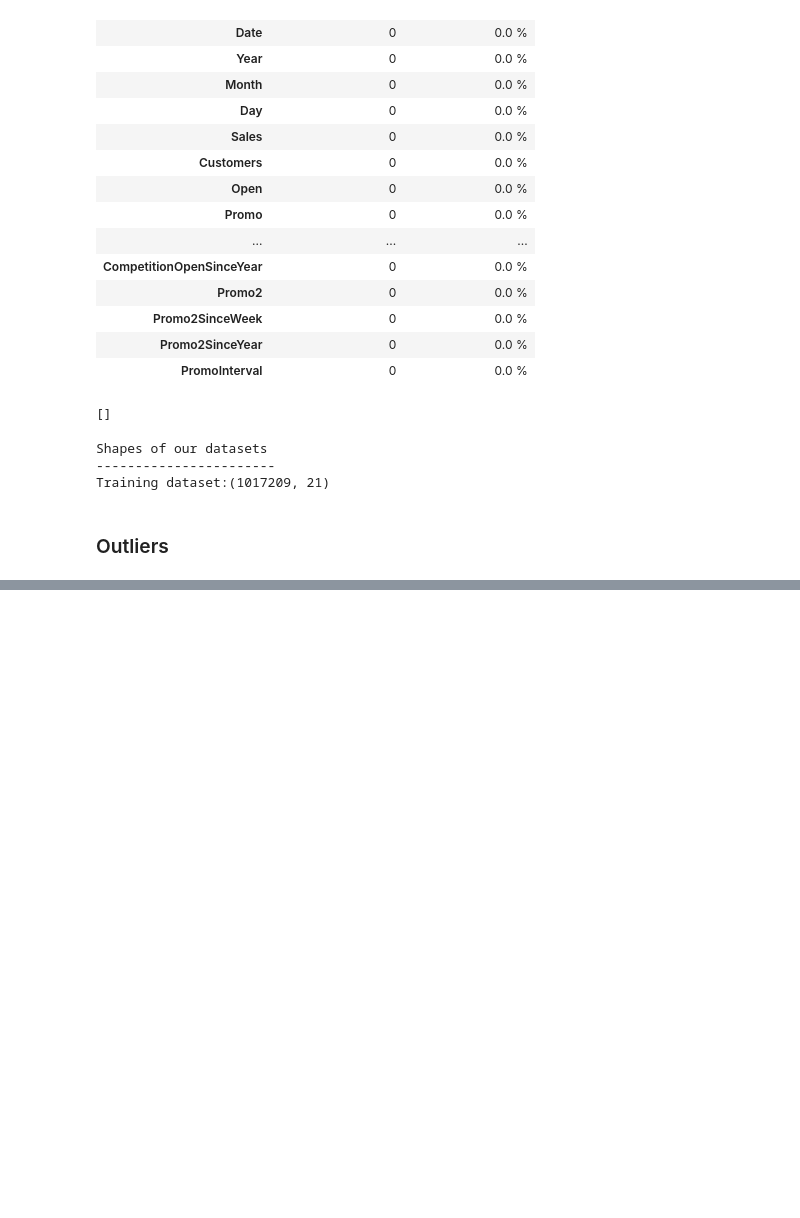
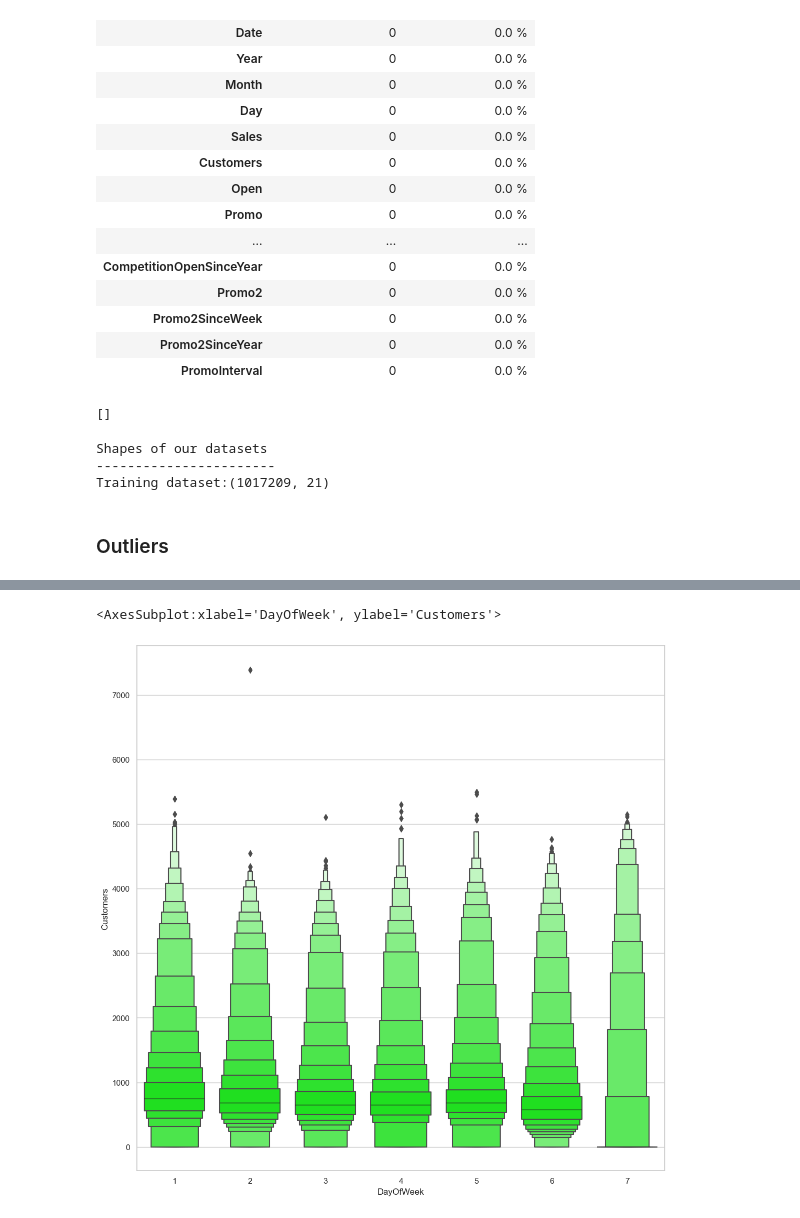
Before and after one commit to HenokD11/SalesPrediction, a Jupyter notebook: notebooks/ML_DataPrep.ipynb, the cells around one changed output, grey strips where cells are left out. Drawn from its saved outputs; the diff is of its cells as text; code cells hidden in the pictures; blank space fills up the shorter version.

```diff
--- a/notebooks/ML_DataPrep.ipynb
+++ b/notebooks/ML_DataPrep.ipynb
@@ -178,0 +195,7 @@ Training dataset:(1017209, 21)
+# %%
+plt.figure(figsize=(13,13))
+sns.set(style="whitegrid")
+sns.boxenplot(y="Customers", x="DayOfWeek",data=train_data, scale="linear",color="lime")
+# %% [output]
+<AxesSubplot:xlabel='DayOfWeek', ylabel='Customers'>
+[figure, added]
```
Also changed, not shown: parts of 7 cells of this notebook, 1 other file.
